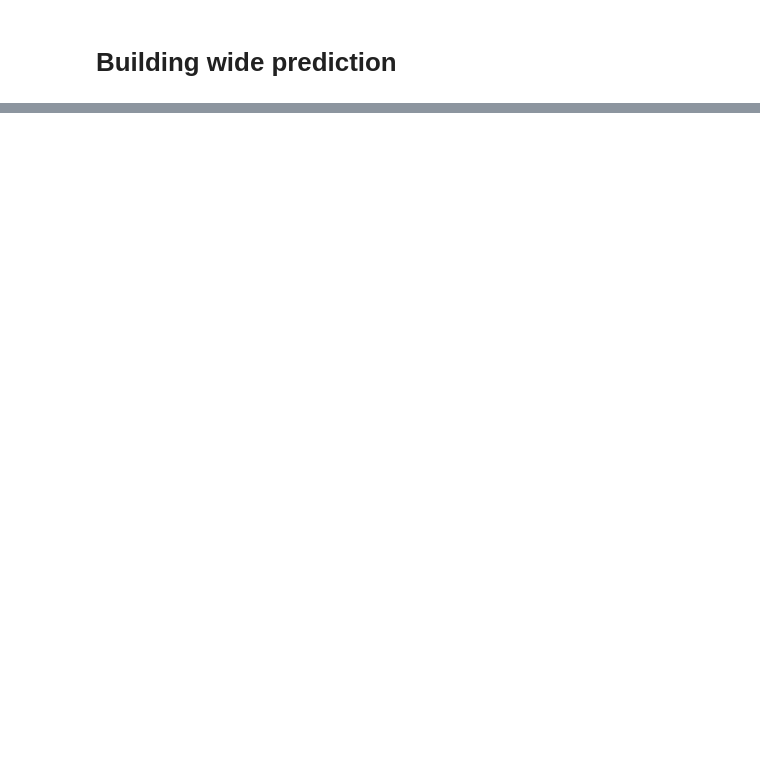
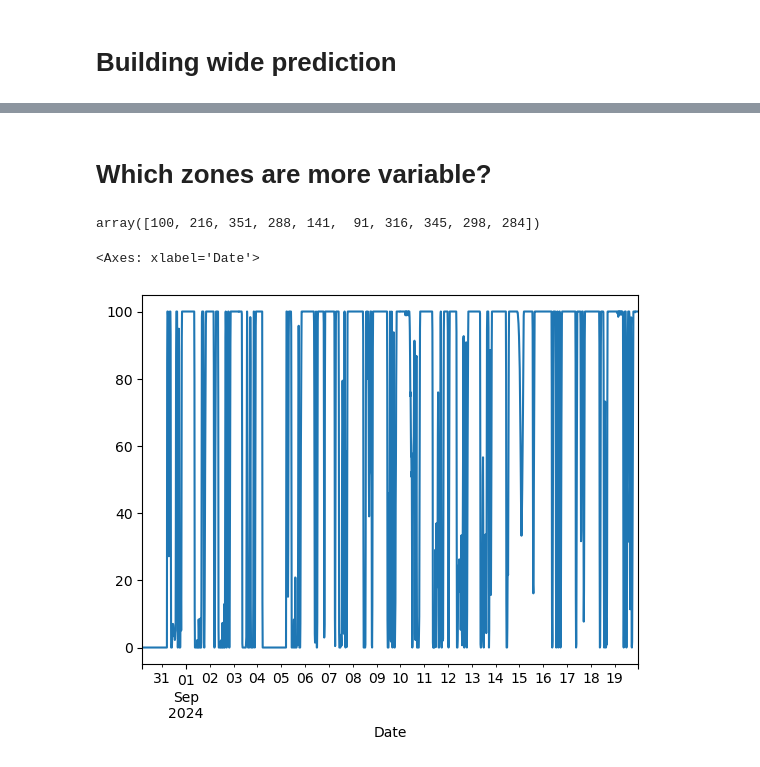
Before and after one commit to AlexisBnnft/Deep_Building, a Jupyter notebook: First_model.ipynb, the cells around one changed output, grey strips where cells are left out. Saved outputs shown, nothing was run; the diff lists cells and outputs as text; code cells hidden in the pictures; blank space fills up the shorter version.

```diff
--- a/First_model.ipynb
+++ b/First_model.ipynb
@@ -169,0 +351,2 @@ error_viz(error_df)
+# %% [markdown]
+# Which zones are more variable?
@@ -169,0 +355,4 @@ error_viz(error_df)
+# %%
+variables_idx
+# %% [output]
+array([100, 216, 351, 288, 141,  91, 316, 345, 298, 284])
@@ -169,0 +361,5 @@ error_viz(error_df)
+# %%
+df.iloc[-2000:,284].plot()
+# %% [output]
+<Axes: xlabel='Date'>
+[figure, added]
```
Also changed, not shown: parts of 23 cells of this notebook, 7 other files.
